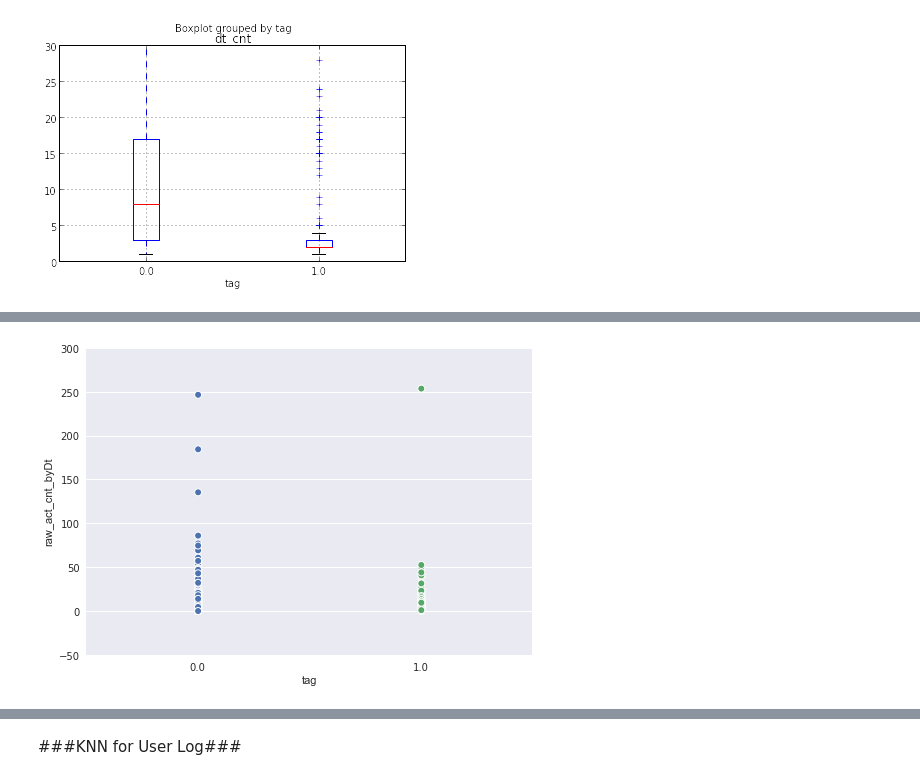
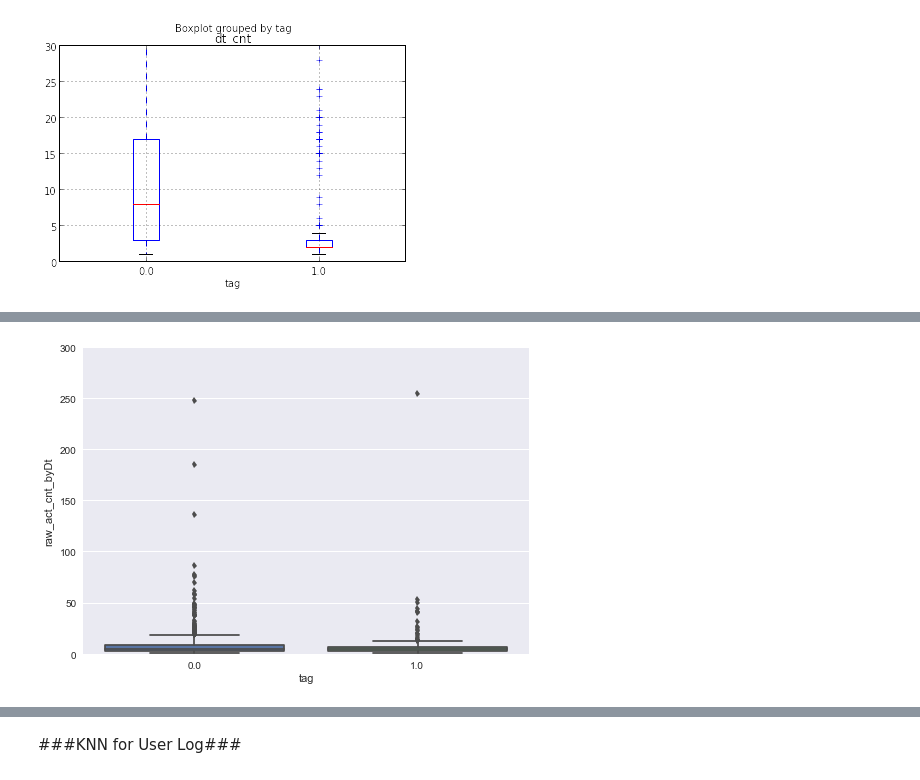
Before and after one commit to wlsherica/FunTime, a Jupyter notebook: spkgroup/ipythonJupyter/PIXNET_Spam_2015-checkpoint.ipynb, the cells around one changed output, grey strips where cells are left out. Cells and saved outputs as stored; diff of their text form; code cells hidden in the pictures.

Commit message:
updated spam ipython notebook

```diff
--- a/spkgroup/ipythonJupyter/PIXNET_Spam_2015-checkpoint.ipynb
+++ b/spkgroup/ipythonJupyter/PIXNET_Spam_2015-checkpoint.ipynb
@@ -464,7 +536,2 @@ num_action = userA.groupby(['author', 'op_date'])['action'].count().reset_index(
 
 #uniq_action.head()
-# %%
-num_date = userA.groupby(['author'])['op_date'].nunique().reset_index()
-#uniq_opat = userA.groupby(['author'])['op_at'].nunique().reset_index()
-num_date.head(3)
-#uniq_opat.head(3)
@@ -477,6 +567,15 @@ num_date.head(3)
 #uniq_action.groupby('author').mean()
 #uniq_action.groupby('author').mean().head(10)
 #tt=num_action[(num_action.author == '1959c3059114ab170b170eaf4ba4e49b8a0f048f')]
-#tt
-uniq_action_grp = uniq_action.groupby('author').mean().reset_index()
-num_action_grp = num_action.groupby('author').mean().reset_index()
+
+uniq_action_grp = uniq_act_bydt.groupby('author').mean().reset_index()
+num_action_grp = num_act_bydt.groupby('author').mean().reset_index()
+# %%
+#print uniq_action_grp.head(1)
+#print num_action_grp.head(1)
+
+double_act = crawl_act_byat[(crawl_act_byat.action > 1)].groupby(['author'])['action'].nunique().reset_index()
+
+double_act.head(1)
+#userlog[(userlog.author == 'b76827ddad4054bda37262955f5c95de433bbf42')]
+#userspam[(userspam.spam_author == 'b76827ddad4054bda37262955f5c95de433bbf42')]
@@ -484,10 +586,14 @@ num_action_grp = num_action.groupby('author').mean().reset_index()
 #uniq_action2 = uniq_action.to_frame(name='prcp')
 num_action_grp.columns = ['author', 'raw_act_cnt_byDt']
 uniq_action_grp.columns = ['author', 'dis_act_cnt_byDt']
+
 num_date.columns = ['author', 'dt_cnt']
+double_act.columns = ['author', 'double']
+#final_action = pd.merge(pd.merge(num_action_grp, uniq_action_grp, on='author', how='inner'), num_date, on='author', how='inner')
+final_action = pd.merge(pd.merge(pd.merge(num_action_grp, uniq_action_grp, on='author', how='inner'), num_date, on='author', how='inner'), double_act, on='author', how='left')
 
-final_action = pd.merge(pd.merge(num_action_grp, uniq_action_grp, on='author', how='inner'), num_date, on='author', how='inner')
-#final_action = pd.merge(final_action_0, uniq_opat, on='author', how='inner')
+final_action['double'].fillna(0, inplace=True)
+
 final_action.head(3)
 #pd.concat([num_action_grp, uniq_action_grp], axis=1).head(10)
 # %% [output]
@@ -612,8 +724,8 @@ sns.boxplot(x="tag", y="dt_cnt", data=final_action_2);
 # %% [output]
 [figure]
 # %%
-#sns.boxplot(x="tag", y="raw_act_cnt_byDt", data=final_action_2);
+sns.boxplot(x="tag", y="raw_act_cnt_byDt", data=final_action_2);
 #sns.violinplot(x="tag", y="raw_act_cnt_byDt", data=final_action_2);
-sns.stripplot(x="tag", y="raw_act_cnt_byDt", data=final_action_2);
+#sns.stripplot(x="tag", y="raw_act_cnt_byDt", data=final_action_2);
 # %% [output]
-[figure, old version]
+[figure, new version]
```
Also changed, not shown: parts of 27 cells of this notebook.
